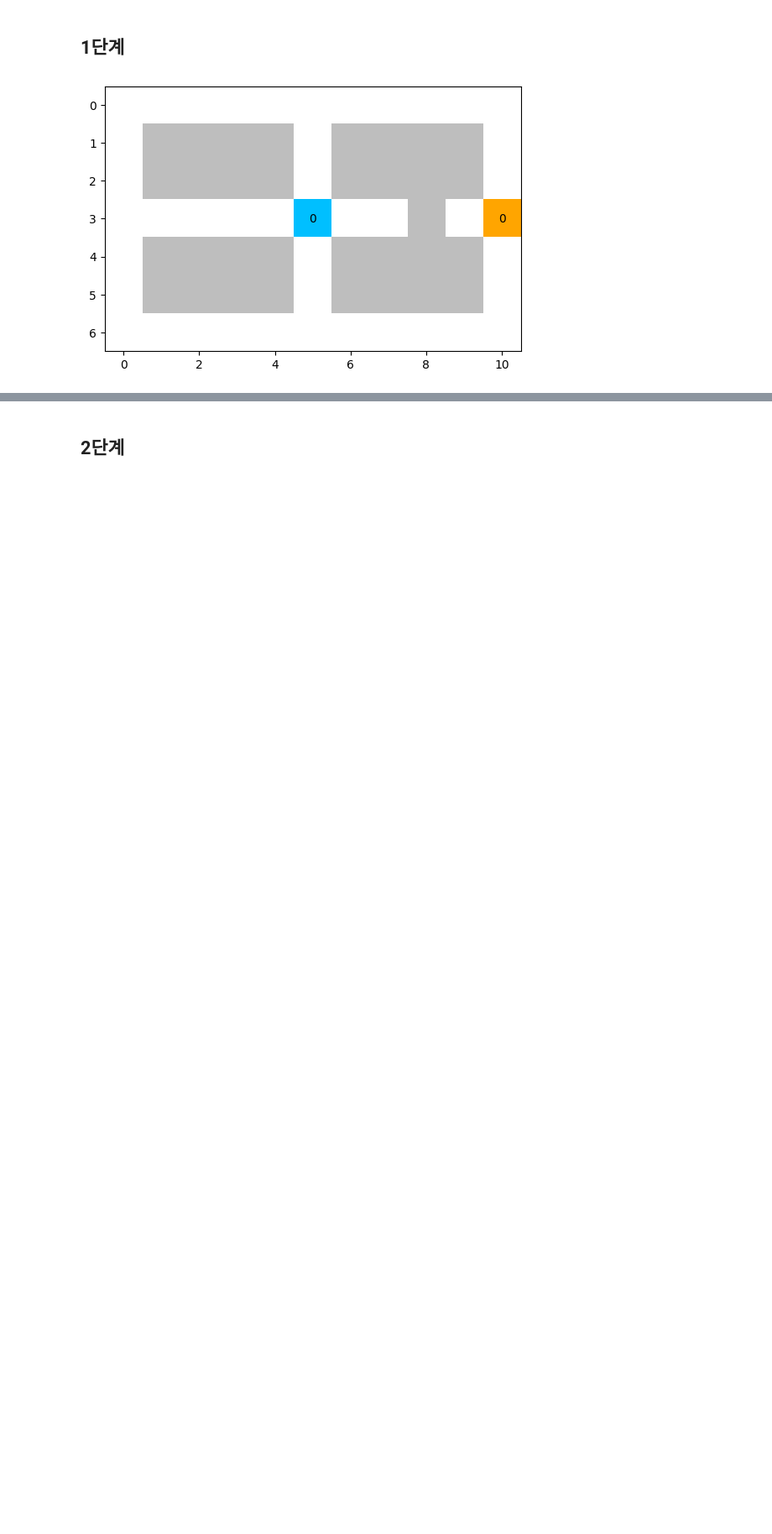
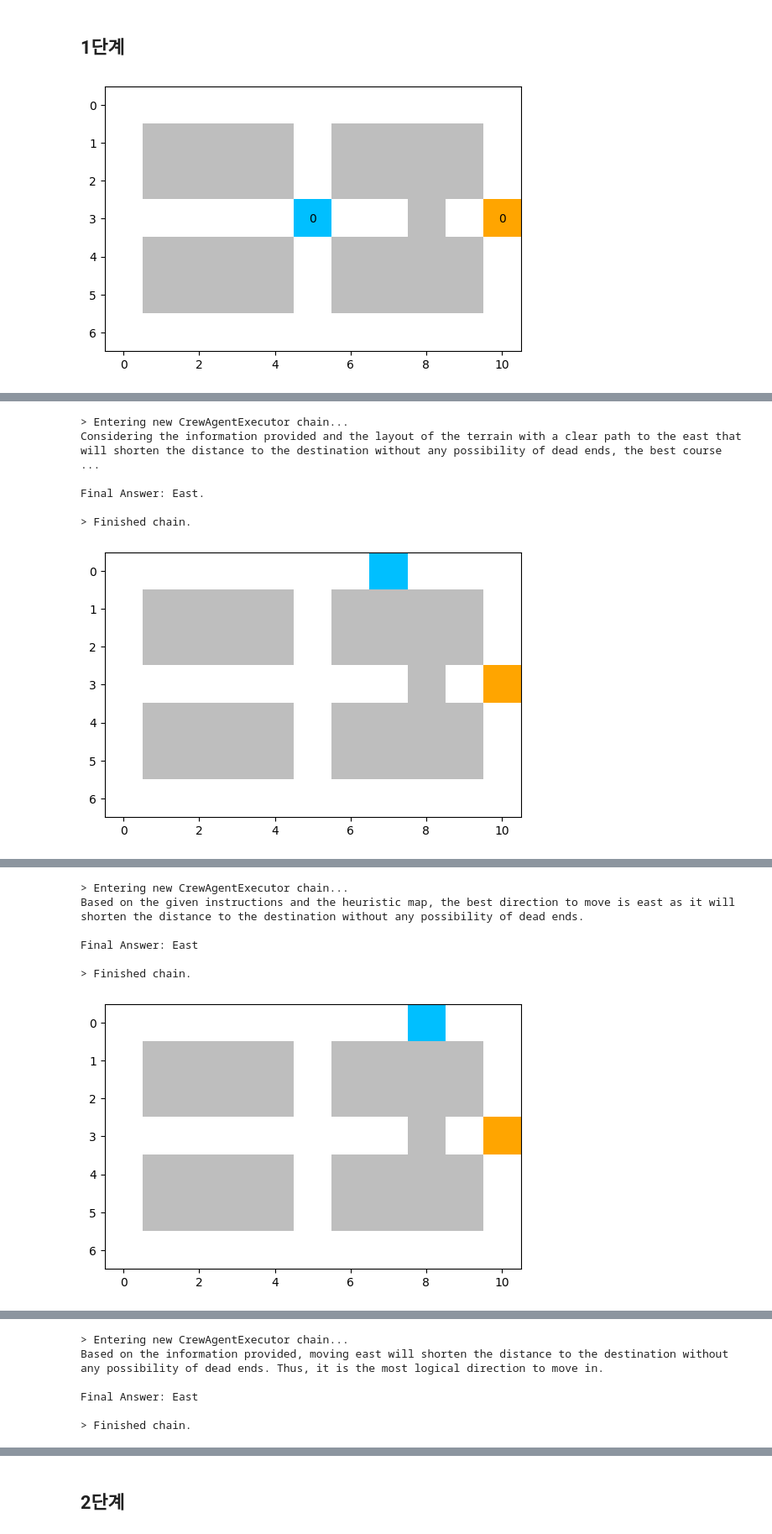
Before and after one commit to ssbacc/MAPF, a Jupyter notebook: Deadend.ipynb, the cells around one changed output, grey strips where cells are left out. Shown at 84% size. Drawn from its saved outputs; the diff is of its cells as text; code cells hidden in the pictures; blank space fills up the shorter version.

```diff
--- a/Deadend.ipynb
+++ b/Deadend.ipynb
@@ -112,13 +92,10 @@ class PathFindingAgents:
     )
 
 class PathFindingTasks():
-  def path_finding(self, agent, x, y, x_finish, y_finish, east, west, north, south, last_action):
+  def path_finding(self, agent, east, west, north, south, heuristic_direction):
     return Task(
       description=(
         f"""
-        Your current coordinates are ({x},{y}) and your destination is ({x_finish},{y_finish}).
-        East and west in the coordinates correspond to the x axis.
-        South and north in the coordinates correspond to the y axis.
         You can only move east, west, south and north or stay.
         So, your answer will be {{East}}, {{West}}, {{South}}, {{North}}, or {{Stay}}.
         You can only make one move at a time.
@@ -126,8 +103,8 @@ class PathFindingTasks():
         {west}
         {south}
         {north}
+        Your heuristic map says going {heuristic_direction} will shorten the distance to the destination without any possibility of dead ends.
         Which direction do you move next?
-        {last_action}
         Answer in one word only: {{DIRECTION or ACTION}}
         """
       ),
@@ -148,7 +121,7 @@ __root__
 action_list = [[] for _ in range(num_agents)]
 # %%
 # 2 turn
-for n in range(2):
+for n in range(10):
 
   step = [0 for i in range(num_agents)]
 
@@ -173,10 +146,6 @@ for n in range(2):
     if i not in deadlocked_agents:
 
       a_obs = env.observe()[0][i][1]
-      x = env.observe()[1][i][1]
-      y = map_width-env.observe()[1][i][0]
-      x_finish = toy[2][i][1]
-      y_finish = map_width-toy[2][i][0]
 
       if a_obs[4][3] == 0:
         west = """To your west lies a path."""
@@ -198,22 +167,19 @@ for n in range(2):
       else:
         north = """Your north is blocked by a wall."""
 
-      if len(action_list[i]) == 0:
-        last_action = """"""
-      elif action_list[i][-1] in ['West', 'West.']:
-        last_action = f"""You came from east."""
-      elif action_list[i][-1] in ['East', 'East.']:
-        last_action = f"""You came from west."""
-      elif action_list[i][-1] in ['South', 'South.']:
-        last_action = f"""You came from north."""
-      elif action_list[i][-1] in ['North', 'North.']:
-        last_action = f"""You came from south."""
-      elif action_list[i][-1] in ['Stay', 'Stay.']:
-        last_action = f"""You paused once for another agent or you reached your goal."""
-      else:
-        last_action = """"""
+      directions = []
+      if env.observe()[0][i][2][4, 4] == 1:
+        directions.append('north')
+      if env.observe()[0][i][3][4, 4] == 1:
+        directions.append('south')
+      if env.observe()[0][i][4][4, 4] == 1:
+        directions.append('west')
+      if env.observe()[0][i][5][4, 4] == 1:
+        directions.append('east')
 
-      navigation = tasks.path_finding(agents_set[i], x, y, x_finish, y_finish, east, west, north, south, last_action)
+      heuristic_direction = ' and '.join(directions)
+
+      navigation = tasks.path_finding(agents_set[i], east, west, north, south, heuristic_direction)
 
       crew = Crew(
         agents=[agents_set[i]],
@@ -222,6 +188,9 @@ for n in range(2):
       )
 
       result = crew.kickoff()
+
+      if result not in directiondict:
+        result = 'stay'
 
       action_list[i].append(result)
 
@@ -232,3 +201,4 @@ for n in range(2):
 
   env.step(step)
   env.render()
+# %% [output]
@@ -234,0 +206,7 @@ for n in range(2):
+> Entering new CrewAgentExecutor chain...
+Considering the information provided and the layout of the terrain with a clear path to the east that will shorten the distance to the destination without any possibility of dead ends, the best course ...
+
+Final Answer: East.
+
+> Finished chain.
+[figure, added]
@@ -234,0 +214,7 @@ for n in range(2):
+> Entering new CrewAgentExecutor chain...
+Based on the given instructions and the heuristic map, the best direction to move is east as it will shorten the distance to the destination without any possibility of dead ends.
+
+Final Answer: East
+
+> Finished chain.
+[figure, added]
@@ -234,0 +222,6 @@ for n in range(2):
+> Entering new CrewAgentExecutor chain...
+Based on the information provided, moving east will shorten the distance to the destination without any possibility of dead ends. Thus, it is the most logical direction to move in.
+
+Final Answer: East
+
+> Finished chain.
```
Also changed, not shown: parts of 6 cells of this notebook, 37 other files.
